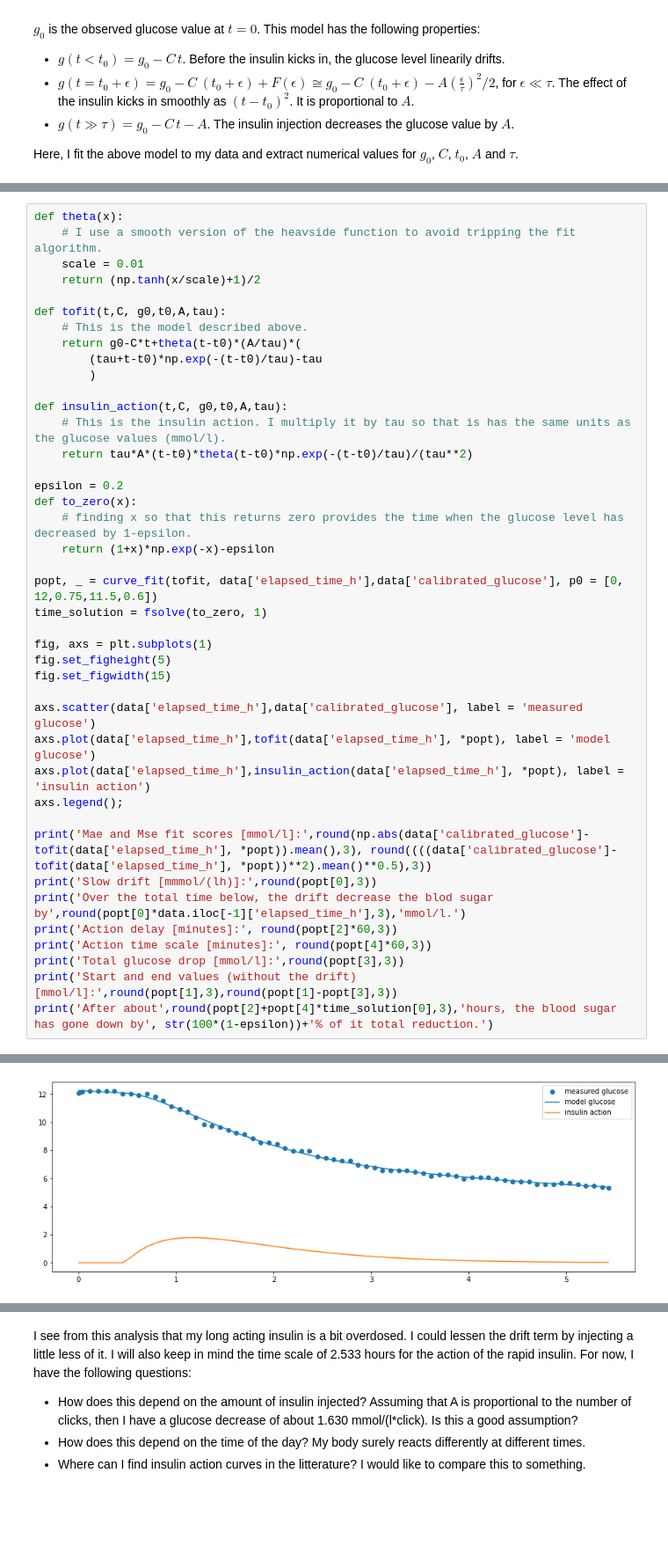
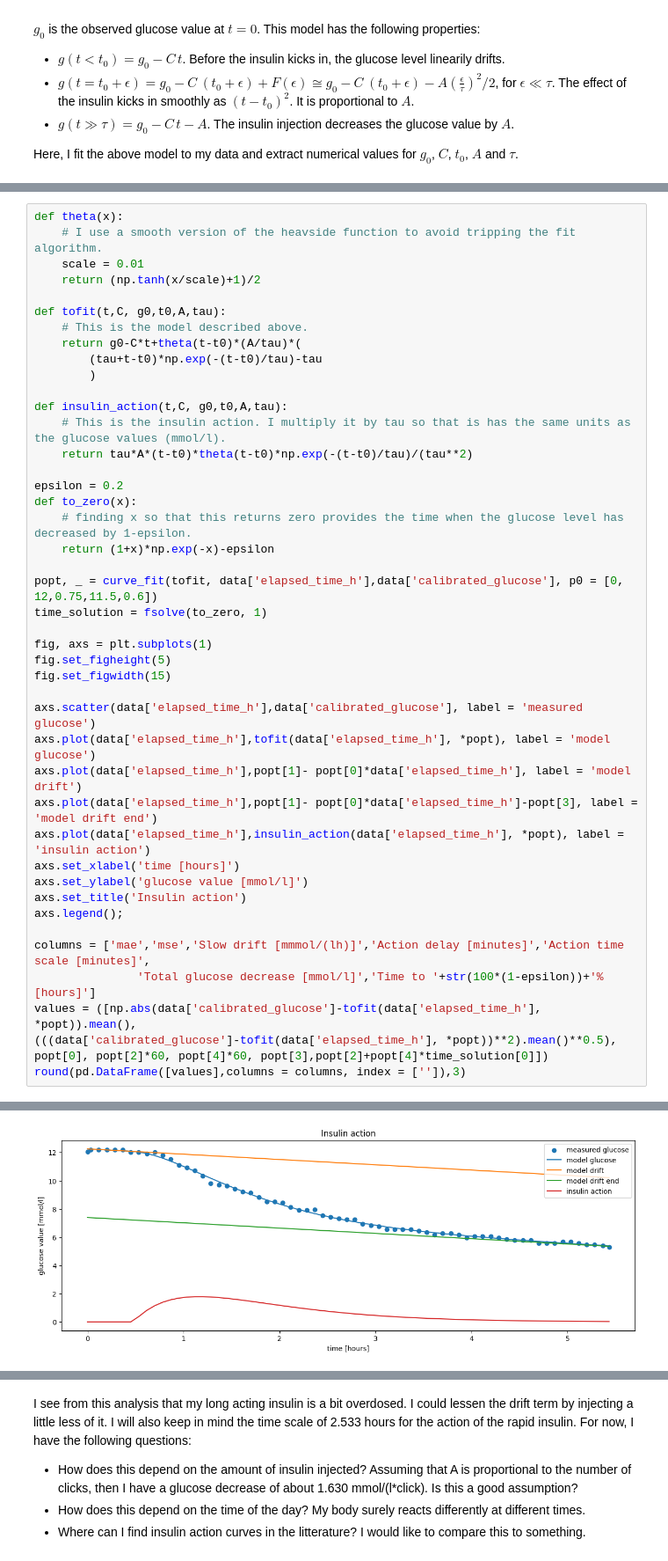
Before and after one commit to sethyvenatem/blood_sugar_fast_day, a Jupyter notebook: fast_day.ipynb, the cells around one changed output, grey strips where cells are left out. Shown: that part at 88% size. Saved outputs shown, nothing was run; the diff lists cells and outputs as text; blank space fills up the shorter version.

Commit message:
nicer figures

```diff
--- a/fast_day.ipynb
+++ b/fast_day.ipynb
@@ -304,15 +304,18 @@ fig.set_figwidth(15)
 
 axs.scatter(data['elapsed_time_h'],data['calibrated_glucose'], label = 'measured glucose')
 axs.plot(data['elapsed_time_h'],tofit(data['elapsed_time_h'], *popt), label = 'model glucose')
+axs.plot(data['elapsed_time_h'],popt[1]- popt[0]*data['elapsed_time_h'], label = 'model drift')
+axs.plot(data['elapsed_time_h'],popt[1]- popt[0]*data['elapsed_time_h']-popt[3], label = 'model drift end')
 axs.plot(data['elapsed_time_h'],insulin_action(data['elapsed_time_h'], *popt), label = 'insulin action')
+axs.set_xlabel('time [hours]')
+axs.set_ylabel('glucose value [mmol/l]')
+axs.set_title('Insulin action')
 axs.legend();
 
-print('Mae and Mse fit scores [mmol/l]:',round(np.abs(data['calibrated_glucose']-tofit(data['elapsed_time_h'], *popt)).mean(),3), round((((data['calibrated_glucose']-tofit(data['elapsed_time_h'], *popt))**2).mean()**0.5),3))
-print('Slow drift [mmmol/(lh)]:',round(popt[0],3))
-print('Over the total time below, the drift decrease the blod sugar by',round(popt[0]*data.iloc[-1]['elapsed_time_h'],3),'mmol/l.')
-print('Action delay [minutes]:', round(popt[2]*60,3))
-print('Action time scale [minutes]:', round(popt[4]*60,3))
-print('Total glucose drop [mmol/l]:',round(popt[3],3))
-print('Start and end values (without the drift) [mmol/l]:',round(popt[1],3),round(popt[1]-popt[3],3))
-print('After about',round(popt[2]+popt[4]*time_solution[0],3),'hours, the blood sugar has gone down by', str(100*(1-epsilon))+'% of it total reduction.')
+columns = ['mae','mse','Slow drift [mmmol/(lh)]','Action delay [minutes]','Action time scale [minutes]',
+               'Total glucose decrease [mmol/l]','Time to '+str(100*(1-epsilon))+'% [hours]']
+values = ([np.abs(data['calibrated_glucose']-tofit(data['elapsed_time_h'], *popt)).mean(),
+(((data['calibrated_glucose']-tofit(data['elapsed_time_h'], *popt))**2).mean()**0.5),
+popt[0], popt[2]*60, popt[4]*60, popt[3],popt[2]+popt[4]*time_solution[0]])
+round(pd.DataFrame([values],columns = columns, index = ['']),3)
 # %% [output]
@@ -327,4 +324,4 @@ After about 2.533 hours, the blood sugar has gone down by 80.0% of it total redu
-[figure, old version]
+[figure, new version]
 # %% [markdown]
 I try below an alternative model with
 
```
Also changed, not shown: parts of 12 cells of this notebook.
